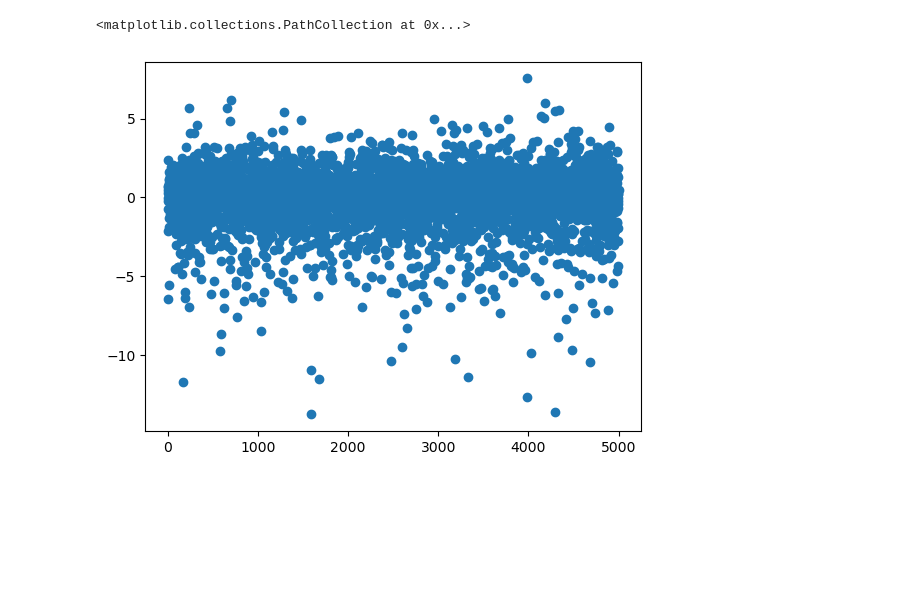
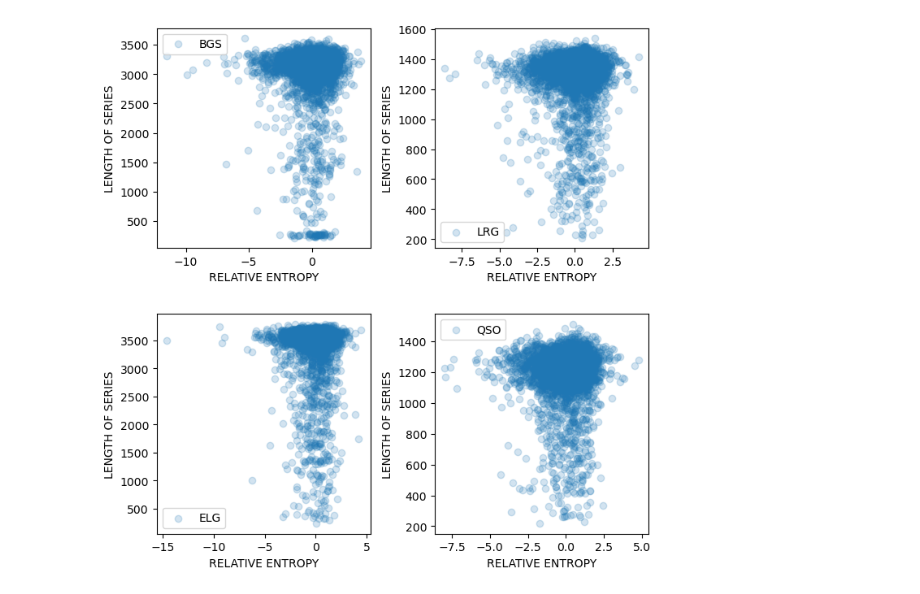
Before and after one commit to forero/fiber-outlier, a Jupyter notebook: nb/fiber_entropy.ipynb, the cells around one changed output. Saved outputs shown, nothing was run; the diff lists cells and outputs as text; code cells hidden in the pictures; blank space fills up the shorter version.

Commit message:
entropy

```diff
--- a/nb/fiber_entropy.ipynb
+++ b/nb/fiber_entropy.ipynb
@@ -101,14 +92,14 @@ def ordinal_pattern(values):
     """
     return sorted(range(len(values)), key=lambda k: values[k])
 
-def permutation_entropy(time_series, order= 4, delay= 1):
+def permutation_entropy(time_series, order= 4, delay= 4):
     """
     Compute the permutation entropy of a 1D time series.
 
     Parameters:
     - time_series: The input time series (list of float values)
     - order: The order of permutation entropy (default: 4)
-    - delay: The delay between values for computing ordinal patterns (default: 1)
+    - delay: The delay between values for computing ordinal patterns (default: 4)
 
     Returns:
     - Permutation entropy value
@@ -142,6 +133,7 @@ def permutation_entropy(time_series, order= 4, delay= 1):
     return entropy
 # %%
 def compute_entropy(cat_fibers):
+    print('starting compute entropy ')
     entropies = []
     fibers = []
     lenseries = []
@@ -150,18 +142,20 @@ def compute_entropy(cat_fibers):
             f = cat_fibers[i]['Z']
             lenseries.append(len(f))
             fibers.append(i)
-            entropy = permutation_entropy(f, order=4, delay=4)
+            entropy = permutation_entropy(f)
 
             mean_entropy = 0.0
-            n_iter = 5
+            n_iter = 10
             values = np.zeros(n_iter)
             for j in range(n_iter):
                 shuffled_array = np.random.permutation(f)
-                values[j] = permutation_entropy(shuffled_array, order=4, delay=4)
+                values[j] = permutation_entropy(shuffled_array)
 
             entropies.append((entropy - values.mean())/values.std())
 
     entropies = np.array(entropies)
     fibers = np.array(fibers)
     lenseries = np.array(lenseries)
+    print('\t finished starting compute entropy ')
+
     return {'entropy': entropies, 'fibers':fibers, 'lenseries':lenseries}
@@ -172,2 +162,5 @@ def compute_entropy(cat_fibers):
 # %%
 entropy_bgs = compute_entropy(bgs_cat_fibers)
+entropy_lrg = compute_entropy(lrg_cat_fibers)
+entropy_elg = compute_entropy(elg_cat_fibers)
+entropy_qso = compute_entropy(qso_cat_fibers)
@@ -174,7 +176,25 @@ entropy_bgs = compute_entropy(bgs_cat_fibers)
 # %%
-plt.scatter(entropy_bgs['fibers'], entropy_bgs['entropy'])
-#plt.scatter(fibers[ii], values[ii])
+# Create a figure with subplots
+fig, axs = plt.subplots(2, 2, figsize=(7, 7))
+
+# Flatten the axs array for easier indexing
+axs = axs.flatten()
+
+# Plot data
+data_sets = [entropy_bgs, entropy_lrg, entropy_elg, entropy_qso]
+labels = ['BGS', 'LRG', 'ELG', 'QSO']
+
+for i, (data, label) in enumerate(zip(data_sets, labels)):
+    axs[i].scatter(data['entropy'], data['lenseries'], label=label, alpha=0.2)
+    axs[i].legend()
+    axs[i].set_xlabel('RELATIVE ENTROPY')
+    axs[i].set_ylabel('LENGTH OF SERIES')
+
+# Adjust the layout
+plt.tight_layout()
+
+# Fine-tune spacing
+plt.subplots_adjust(wspace=0.3, hspace=0.3)
 # %% [output]
-<matplotlib.collections.PathCollection at 0x...>
-[figure, old version]
+[figure, new version]
 # %%
```
Also changed, not shown: parts of 11 cells of this notebook.
